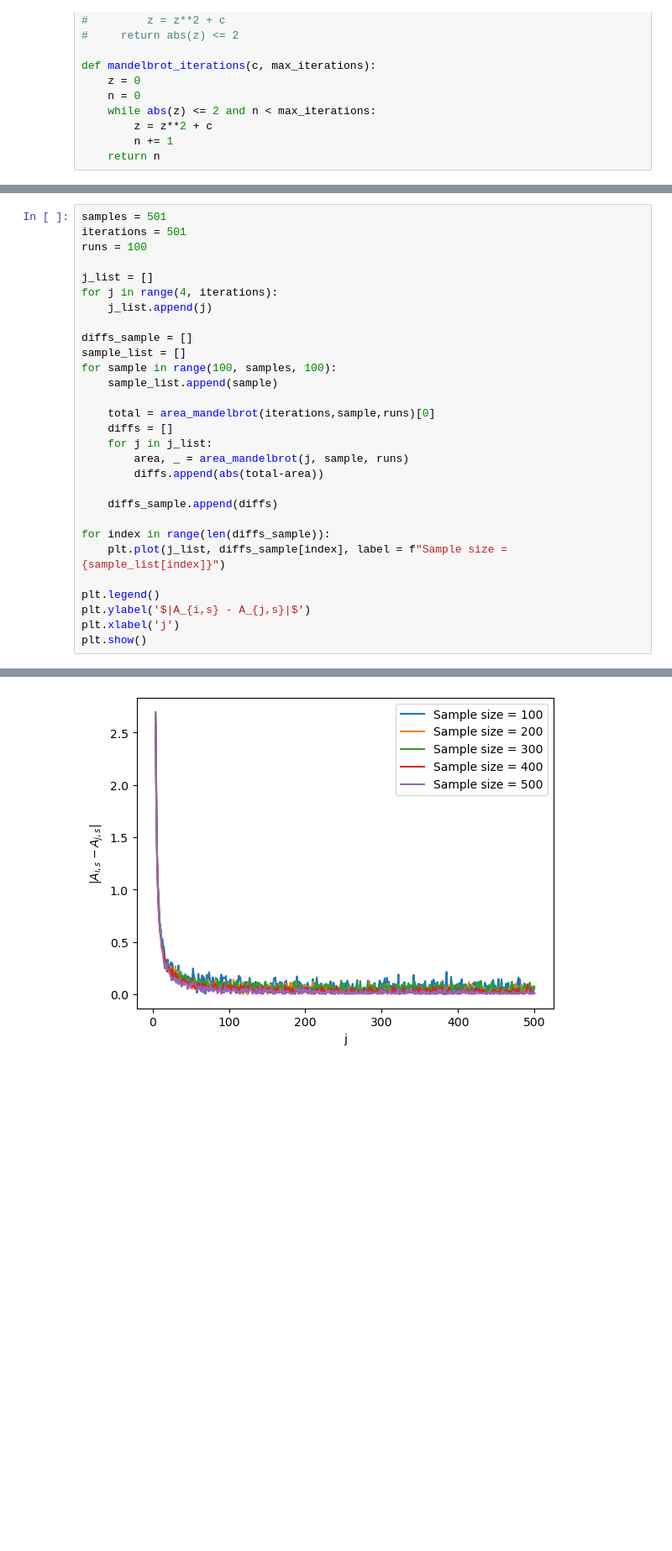
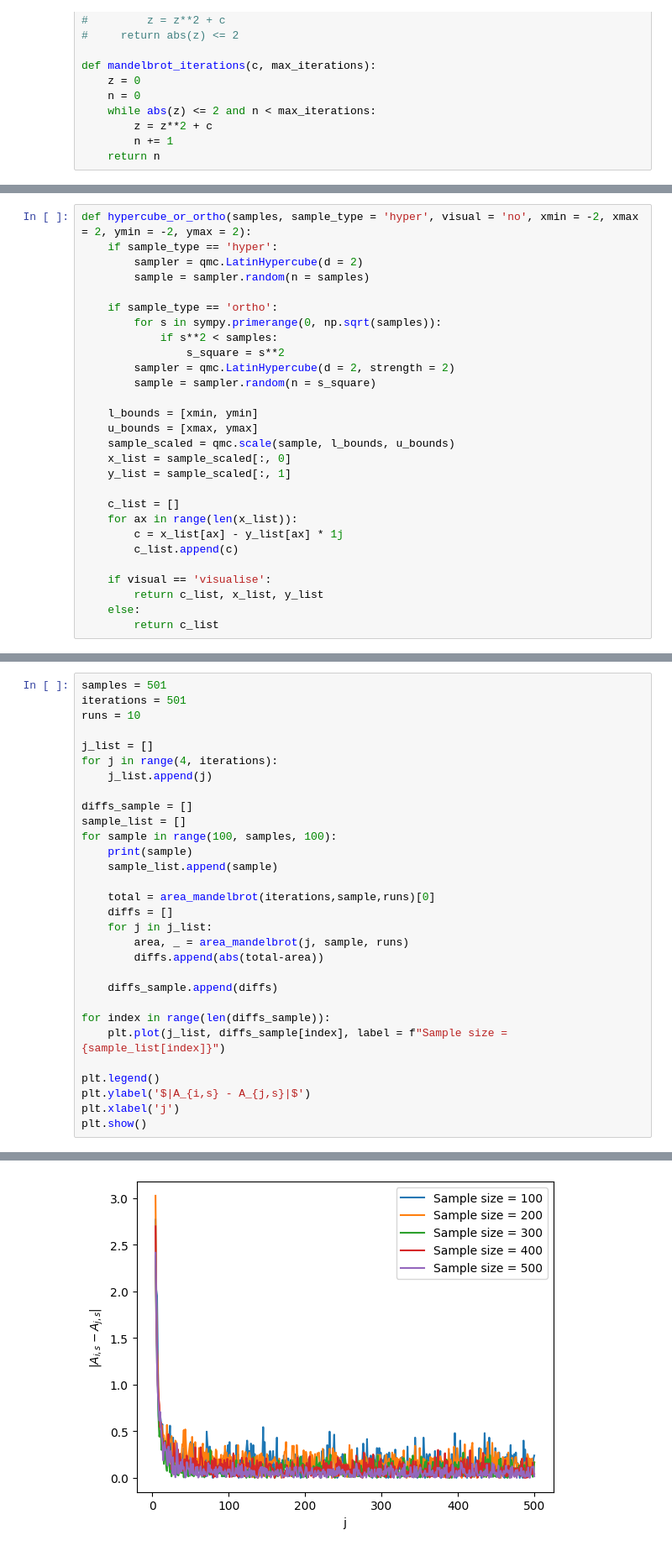
Before and after one commit to sachagijsbers/stochastic_1, a Jupyter notebook: code.ipynb, the cells around one changed output, grey strips where cells are left out. Shown at 84% size. Drawn from its saved outputs; the diff is of its cells as text; blank space fills up the shorter version.

Commit message:
added visualisation

```diff
--- a/code.ipynb
+++ b/code.ipynb
@@ -67,0 +84,28 @@ plt.show()
+# %%
+def hypercube_or_ortho(samples, sample_type = 'hyper', visual = 'no', xmin = -2, xmax = 2, ymin = -2, ymax = 2):
+    if sample_type == 'hyper':
+        sampler = qmc.LatinHypercube(d = 2)
+        sample = sampler.random(n = samples)
+
+    if sample_type == 'ortho':
+        for s in sympy.primerange(0, np.sqrt(samples)):
+            if s**2 < samples:
+                s_square = s**2
+        sampler = qmc.LatinHypercube(d = 2, strength = 2)
+        sample = sampler.random(n = s_square)
+
+    l_bounds = [xmin, ymin]
+    u_bounds = [xmax, ymax]
+    sample_scaled = qmc.scale(sample, l_bounds, u_bounds)
+    x_list = sample_scaled[:, 0]
+    y_list = sample_scaled[:, 1]
+
+    c_list = []
+    for ax in range(len(x_list)):
+        c = x_list[ax] - y_list[ax] * 1j
+        c_list.append(c)
+
+    if visual == 'visualise':
+        return c_list, x_list, y_list
+    else:
+        return c_list
@@ -129,7 +179,7 @@ def area_mandelbrot(max_iter, samples, runs, sampling_type = 'random', tot_area=
 # %%
 samples = 501
 iterations = 501
-runs = 100
+runs = 10
 
 j_list = []
 for j in range(4, iterations):
@@ -138,6 +188,7 @@ for j in range(4, iterations):
 diffs_sample = []
 sample_list = []
 for sample in range(100, samples, 100):
+    print(sample)
     sample_list.append(sample)
 
     total = area_mandelbrot(iterations,sample,runs)[0]
@@ -159 +215 @@ plt.show()
-[figure, old version]
+[figure, new version]
```
Also changed, not shown: parts of 9 cells of this notebook.
